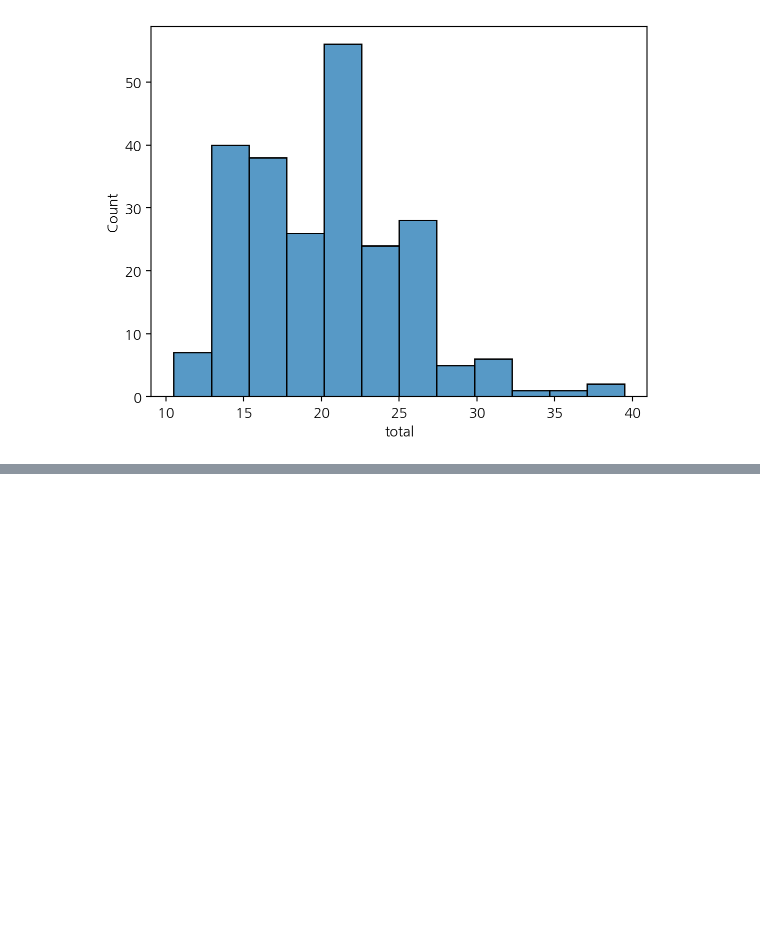
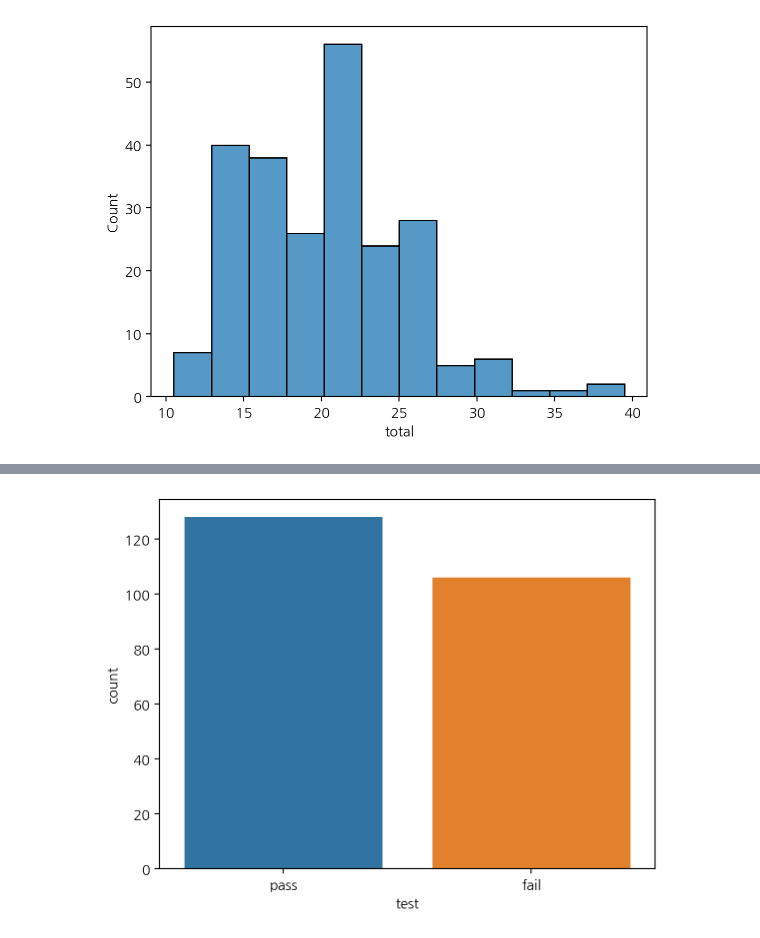
Before and after one commit to ai7dnn/2025-1-myclass-BDA, a Jupyter notebook: inclass/05w_B_wed_0402_easy_ch05_06_ipynb.ipynb, the cells around one changed output, grey strips where cells are left out. Cells and saved outputs as stored; diff of their text form; code cells hidden in the pictures; blank space fills up the shorter version.

```diff
--- a/inclass/05w_B_wed_0402_easy_ch05_06_ipynb.ipynb
+++ b/inclass/05w_B_wed_0402_easy_ch05_06_ipynb.ipynb
@@ -335,0 +378,4 @@ sns.histplot(mpg, x="total"); # x=mpg.total
+# %%
+sns.countplot(mpg, x='test', hue='test');
+# %% [output]
+[figure, added]
```
Also changed, not shown: parts of 108 cells of this notebook.
